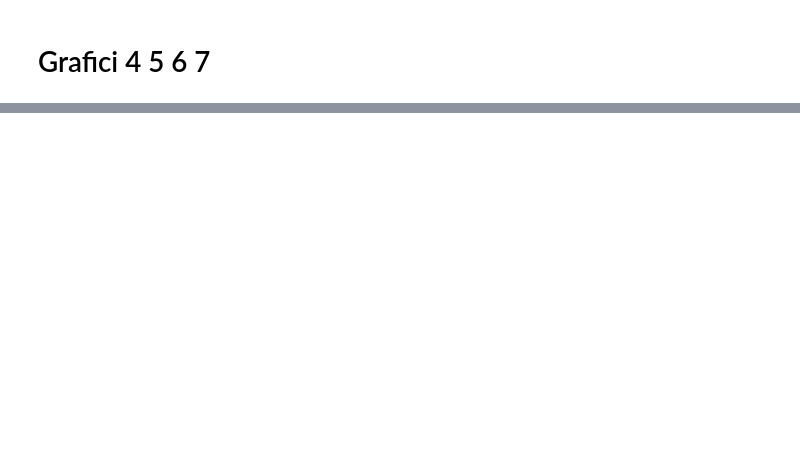
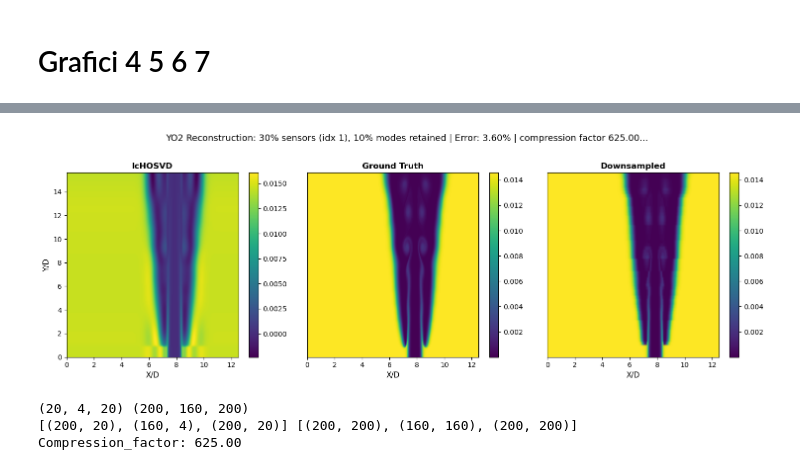
Before and after one commit to Isi2000/LOW-COST-HOSVD, a Jupyter notebook: isacco.ipynb, the cells around one changed output, grey strips where cells are left out. Drawn from its saved outputs; the diff is of its cells as text; code cells hidden in the pictures; blank space fills up the shorter version.

```diff
--- a/isacco.ipynb
+++ b/isacco.ipynb
@@ -585,0 +508,58 @@ print(f"Reconstruction Error: {error*100:.2f}%")
+# %%
+test_tensor = tensor_combustion
+sampling_fraction = 0.3
+mode_fraction = 0.1
+
+core_lc, factors_lc, t_lc = low_cost_hosvd(test_tensor, time_it=True,
+                                            sampling_fraction=sampling_fraction,
+                                            mode_fraction=mode_fraction, special_mode=1)
+reconstruction_lc = reconstruct_tensor(core_lc, factors_lc)
+
+n_samples = max(1, int(test_tensor.shape[0] * sampling_fraction))
+sampled_indices = np.random.choice(test_tensor.shape[0], size=n_samples, replace=False)
+sampled_indices = np.sort(sampled_indices)
+downsampled = test_tensor[sampled_indices, :, :]
+
+snap_idx = n_snapshots // 2
+
+fig, axes = plt.subplots(1, 3, figsize=(15, 5))
+
+im1 = axes[0].imshow(reconstruction_lc[:, :, snap_idx],
+                     aspect='auto', origin='lower', cmap='viridis',
+                     extent=[0, Lx, 0, Ly])
+axes[0].set_title('lcHOSVD', fontsize=12, fontweight='bold')
+axes[0].set_ylabel('Y/D', fontsize=11)
+axes[0].set_xlabel('X/D', fontsize=11)
+plt.colorbar(im1, ax=axes[0])
+
+im2 = axes[1].imshow(test_tensor[:, :, snap_idx],
+                     aspect='auto', origin='lower', cmap='viridis',
+                     extent=[0, Lx, 0, Ly])
+axes[1].set_title('Ground Truth', fontsize=12, fontweight='bold')
+axes[1].set_xlabel('X/D', fontsize=11)
+axes[1].set_yticks([])
+plt.colorbar(im2, ax=axes[1])
+
+im3 = axes[2].imshow(downsampled[:, :, snap_idx],
+                     aspect='auto', origin='lower', cmap='viridis',
+                     extent=[0, Lx, 0, Ly])
+axes[2].set_title('Downsampled', fontsize=12, fontweight='bold')
+axes[2].set_xlabel('X/D', fontsize=11)
+axes[2].set_yticks([])
+plt.colorbar(im3, ax=axes[2])
+compression_factor = compute_compression_factor(tensor_combustion, core_lc, factors_lc)
+
+error = compute_error(test_tensor, reconstruction_lc)
+fig.suptitle(f'YO2 Reconstruction: {int(sampling_fraction*100)}% sensors (idx 1), {int(mode_fraction*100)}% modes retained | Error: {error*100:.2f}% | compression factor {compression_factor:.2f}...',
+             fontsize=13, y=1.02)
+plt.tight_layout()
+plt.show()
+compression_factor = compute_compression_factor(tensor_combustion, core_lc, factors_lc)
+print(core_lc.shape, core_std.shape)
+print([f.shape for f in factors_lc], [f.shape for f in factors_std])
+print(f"Compression_factor: {compression_factor:.2f}")
+# %% [output]
+[figure, added]
+(20, 4, 20) (200, 160, 200)
+[(200, 20), (160, 4), (200, 20)] [(200, 200), (160, 160), (200, 200)]
+Compression_factor: 625.00
```
Also changed, not shown: parts of 13 cells of this notebook, 6 other files.
